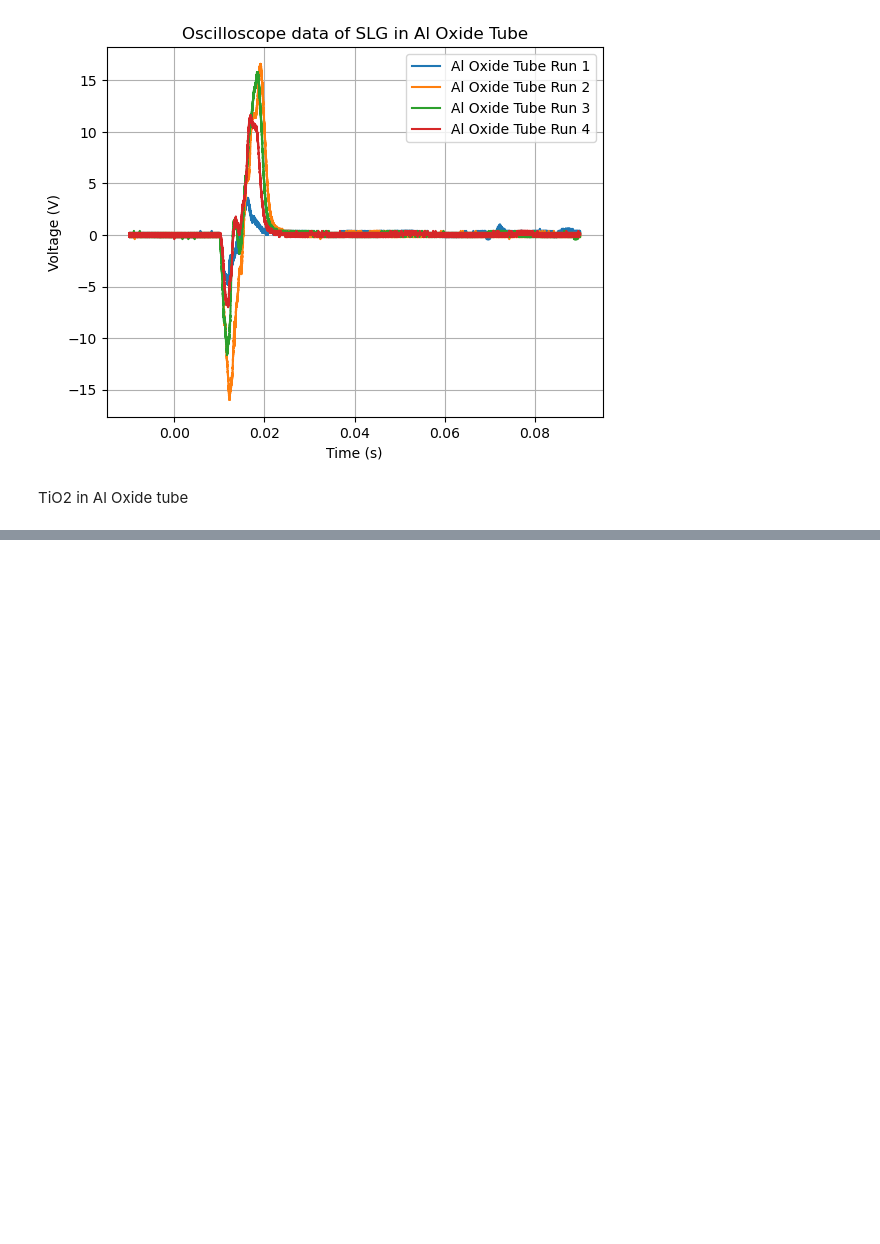
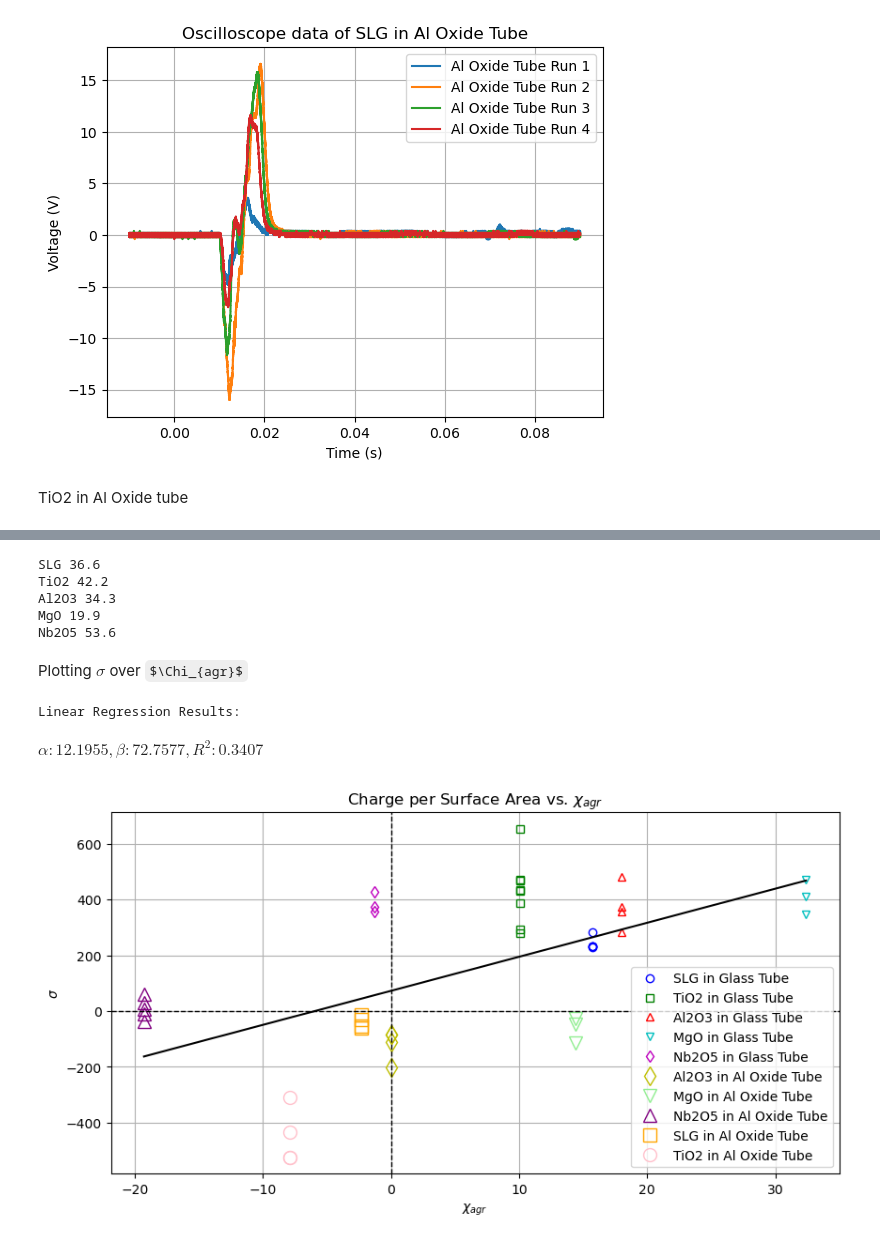
Before and after one commit to Kschloms/Advanced_Experimental_Physics, a Jupyter notebook: Aesorsal_exp/data.ipynb, the cells around one changed output, grey strips where cells are left out. Drawn from its saved outputs; the diff is of its cells as text; code cells hidden in the pictures; some formulas as TeX source; blank space fills up the shorter version.

```diff
--- a/Aesorsal_exp/data.ipynb
+++ b/Aesorsal_exp/data.ipynb
@@ -133,4 +121,5 @@ mgo_al_oxide.M = mass_calc(1.77)
 fig, ax = plt.subplots()
 mgo_al_oxide.plot_ch1(ax)
 mgo_al_oxide.charge_per_surface_area()
+mats_in_al_oxide_tube[mgo_al_oxide.name] = mgo_al_oxide
 # %% [output]
@@ -145,4 +133,5 @@ nb2o5_al_oxide.M = mass_calc(2.98)
 fig, ax = plt.subplots()
 nb2o5_al_oxide.plot_ch1(ax)
 nb2o5_al_oxide.charge_per_surface_area()
+mats_in_al_oxide_tube[nb2o5_al_oxide.name] = nb2o5_al_oxide
 # %% [output]
@@ -158,4 +145,5 @@ slg_al_oxide.M = mass_calc(1.72)
 fig, ax = plt.subplots()
 slg_al_oxide.plot_ch1(ax)
 slg_al_oxide.charge_per_surface_area()
+mats_in_al_oxide_tube[slg_al_oxide.name] = slg_al_oxide
 # %% [output]
@@ -170,4 +157,5 @@ tio2_al_oxide.M = mass_calc(2.04)
 fig, ax = plt.subplots()
 tio2_al_oxide.plot_ch1(ax)
 tio2_al_oxide.charge_per_surface_area()
+mats_in_al_oxide_tube[tio2_al_oxide.name] = tio2_al_oxide
 # %% [output]
@@ -269,0 +163,70 @@ ax.grid()
+# %%
+for mats in mats_in_glass_tube:
+    print(mats_in_glass_tube[mats].name, mats_in_glass_tube[mats].chi_g)
+# %% [output]
+SLG 36.6
+TiO2 42.2
+Al2O3 34.3
+MgO 19.9
+Nb2O5 53.6
+# %% [markdown]
+Plotting $\sigma$ over $\Chi_{agr}$
+# %%
+from scipy.stats import linregress
+
+fig, ax = plt.subplots(figsize=(10, 5))
+colors = ['b', 'g', 'r', 'c', 'm']
+shapes = ['o', 's', '^', 'v', 'd']
+new_colors = ['y', 'lightgreen', 'purple', 'orange', 'pink']
+reversed_shapes = shapes[::-1]
+for i, mat in enumerate(mats_in_glass_tube):
+    tube = mats_in_glass_tube[mat].tube_name
+    runs = mats_in_glass_tube[mat].charge_per_surface_area()
+    ax.plot([mats_in_glass_tube[mat].chi_agr]*len(runs), runs, label=f"{mat} in {tube}",
+             color=colors[i],
+               marker=shapes[i],
+                 markerfacecolor='none',
+                   linestyle='None')
+
+for i, mat in enumerate(mats_in_al_oxide_tube):
+    runs = mats_in_al_oxide_tube[mat].charge_per_surface_area()
+    tube = mats_in_al_oxide_tube[mat].tube_name
+    ax.plot([mats_in_al_oxide_tube[mat].chi_agr]*len(runs), runs, label=f"{mat} in {tube}",
+             color=new_colors[i],
+               marker=reversed_shapes[i],
+                 linestyle='None',
+                 markerfacecolor='none',
+                 markersize=10)
+ax.legend()
+ax.set_xlabel(r'$\chi_{agr}$')
+ax.set_ylabel(r'$\sigma$')
+ax.grid()
+ax.axhline(0, color='k', linewidth=1, linestyle='--')
+ax.axvline(0, color='k', linewidth=1, linestyle='--')
+ax.set_title(r'Charge per Surface Area vs. $\chi_{agr}$');
+
+# Combine the data from both tubes
+x_vals = []
+y_vals = []
+for material in list(mats_in_glass_tube.values()) + list(mats_in_al_oxide_tube.values()):
+    runs = material.charge_per_surface_area()  # returns a numpy array of values
+    x_vals.extend([material.chi_agr] * len(runs))
+    y_vals.extend(runs.tolist())
+
+x_vals = np.array(x_vals)
+y_vals = np.array(y_vals)
+
+# Perform linear regression
+slope, intercept, r_value, p_value, std_err = linregress(x_vals, y_vals)
+
+# Plot the regression line on the existing axes
+x_range = np.linspace(x_vals.min(), x_vals.max(), 100)
+ax.plot(x_range, intercept + slope * x_range, color='k', linestyle='-')
+ax.legend()
+
+print("Linear Regression Results:")
+display(Math(r"\alpha: {:.4f}, \beta: {:.4f}, R^2: {:.4f}".format(slope, intercept, r_value**2)))
+# %% [output]
+Linear Regression Results:
+$\displaystyle \alpha: 12.1955, \beta: 72.7577, R^2: 0.3407$
+[figure, added]
```
Also changed, not shown: parts of 19 cells of this notebook.
